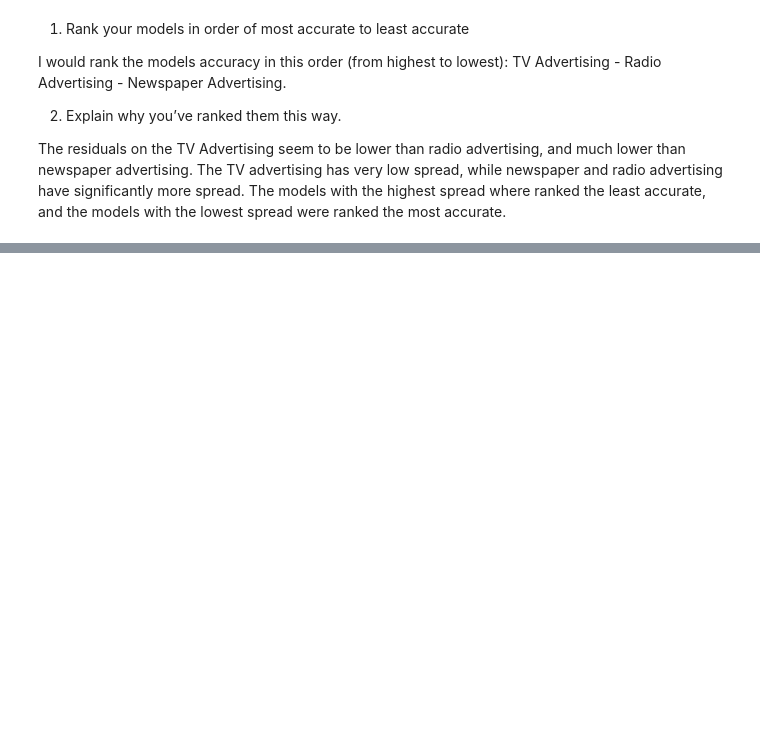
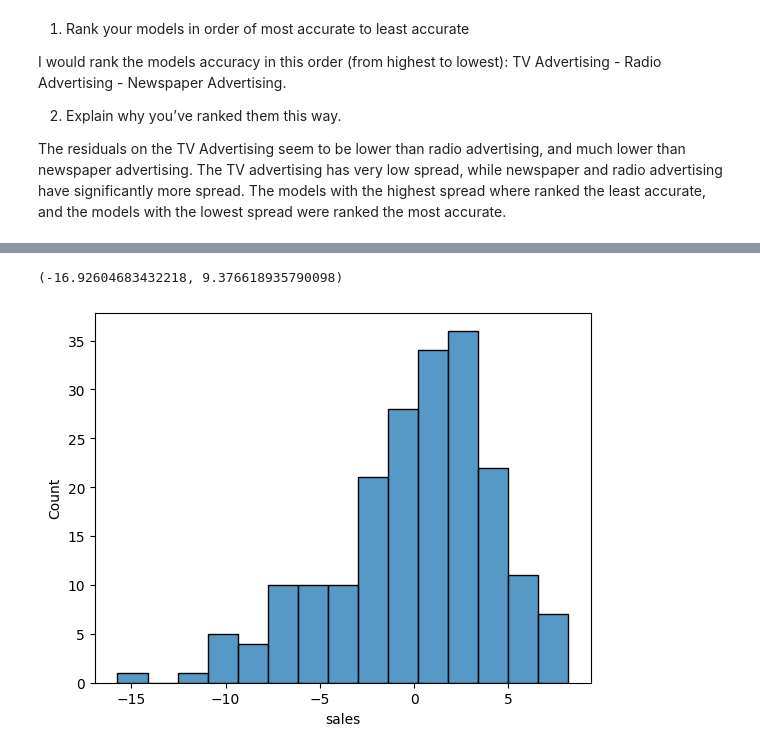
Before and after one commit to Alexandre2006/ATCS-2023, a Jupyter notebook: Labs/Unit06/SimpleLinearRegression/simregressionhw.ipynb, the cells around one changed output, grey strips where cells are left out. Saved outputs shown, nothing was run; the diff lists cells and outputs as text; code cells hidden in the pictures; blank space fills up the shorter version.

```diff
--- a/Labs/Unit06/SimpleLinearRegression/simregressionhw.ipynb
+++ b/Labs/Unit06/SimpleLinearRegression/simregressionhw.ipynb
@@ -134,0 +163,6 @@ The residuals on the TV Advertising seem to be lower than radio advertising, and
+# %%
+ax = sns.histplot(residuals_radio)
+ax.set_xlim()
+# %% [output]
+(-16.92604683432218, 9.376618935790098)
+[figure, added]
```
Also changed, not shown: parts of 18 cells of this notebook, 2 other files.
